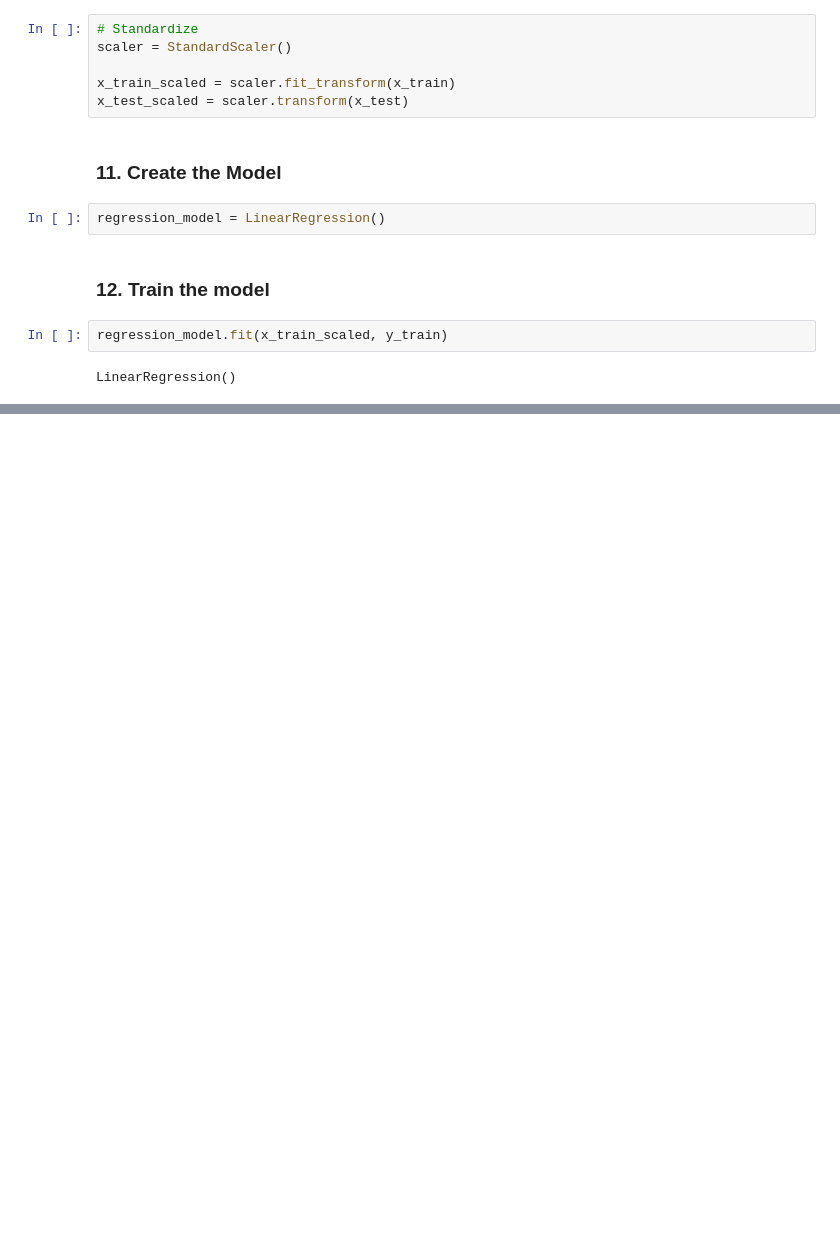
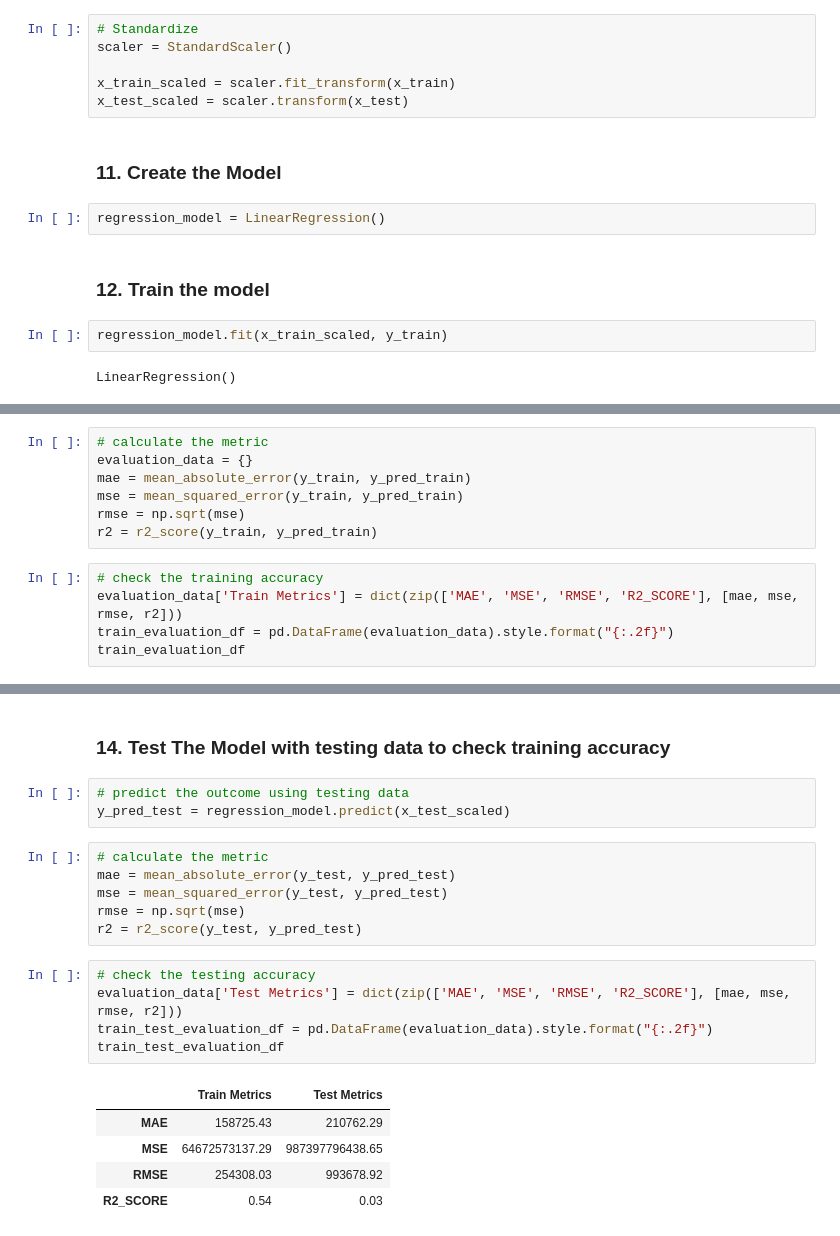
Before and after one commit to Namachivayam2001/ML-Tutorials, a Jupyter notebook: House_price_Prediction_using_LinerRegression.ipynb, the cells around one changed output, grey strips where cells are left out. Saved outputs shown, nothing was run; the diff lists cells and outputs as text; blank space fills up the shorter version.

Commit message:
add PreProcessing_with_credit_card_details_dataset.ipynb and add evaluation code in House_price_Prediction_using_LinerRegression.ipynb

```diff
--- a/House_price_Prediction_using_LinerRegression.ipynb
+++ b/House_price_Prediction_using_LinerRegression.ipynb
@@ -192,0 +199,12 @@ LinearRegression()
+# %%
+# calculate the metric
+evaluation_data = {}
+mae = mean_absolute_error(y_train, y_pred_train)
+mse = mean_squared_error(y_train, y_pred_train)
+rmse = np.sqrt(mse)
+r2 = r2_score(y_train, y_pred_train)
+# %%
+# check the training accuracy
+evaluation_data['Train Metrics'] = dict(zip(['MAE', 'MSE', 'RMSE', 'R2_SCORE'], [mae, mse, rmse, r2]))
+train_evaluation_df = pd.DataFrame(evaluation_data).style.format("{:.2f}")
+train_evaluation_df
@@ -192,0 +217,22 @@ LinearRegression()
+# %% [markdown]
+### 14. Test The Model with testing data to check training accuracy
+# %%
+# predict the outcome using testing data
+y_pred_test = regression_model.predict(x_test_scaled)
+# %%
+# calculate the metric
+mae = mean_absolute_error(y_test, y_pred_test)
+mse = mean_squared_error(y_test, y_pred_test)
+rmse = np.sqrt(mse)
+r2 = r2_score(y_test, y_pred_test)
+# %%
+# check the testing accuracy
+evaluation_data['Test Metrics'] = dict(zip(['MAE', 'MSE', 'RMSE', 'R2_SCORE'], [mae, mse, rmse, r2]))
+train_test_evaluation_df = pd.DataFrame(evaluation_data).style.format("{:.2f}")
+train_test_evaluation_df
+# %% [output]
+|  | Train Metrics | Test Metrics |
+| MAE | 158725.43 | 210762.29 |
+| MSE | 64672573137.29 | 987397796438.65 |
+| RMSE | 254308.03 | 993678.92 |
+| R2_SCORE | 0.54 | 0.03 |
```
Also changed, not shown: parts of 4 cells of this notebook, 1 other file.
